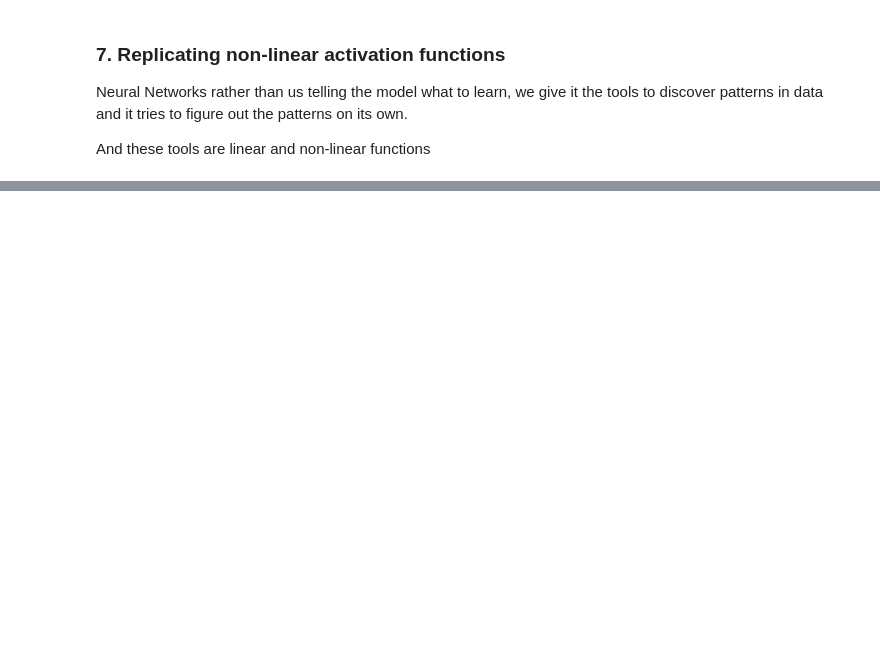
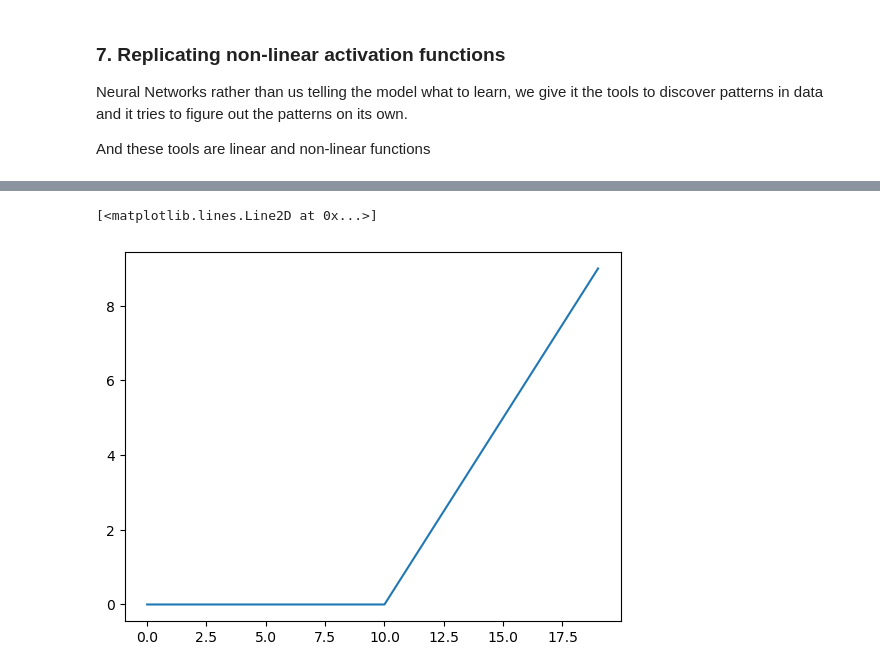
Before and after one commit to Prashin006/Pytorch, a Jupyter notebook: 02_Pytorch_Classification.ipynb, the cells around one changed output, grey strips where cells are left out. Cells and saved outputs as stored; diff of their text form; code cells hidden in the pictures; blank space fills up the shorter version.

```diff
--- a/02_Pytorch_Classification.ipynb
+++ b/02_Pytorch_Classification.ipynb
@@ -906,0 +937,6 @@ And these tools are linear and non-linear functions
+# %%
+# Let's plot our custome ReLU function
+plt.plot(relu(A))
+# %% [output]
+[<matplotlib.lines.Line2D at 0x...>]
+[figure, added]
```
Also changed, not shown: parts of 50 cells of this notebook.
